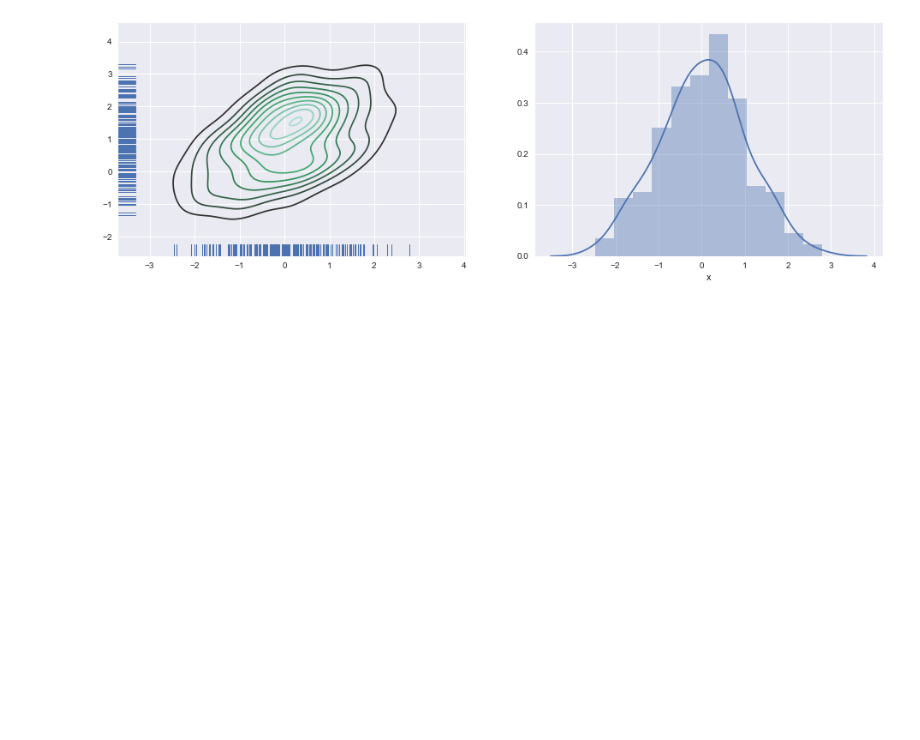
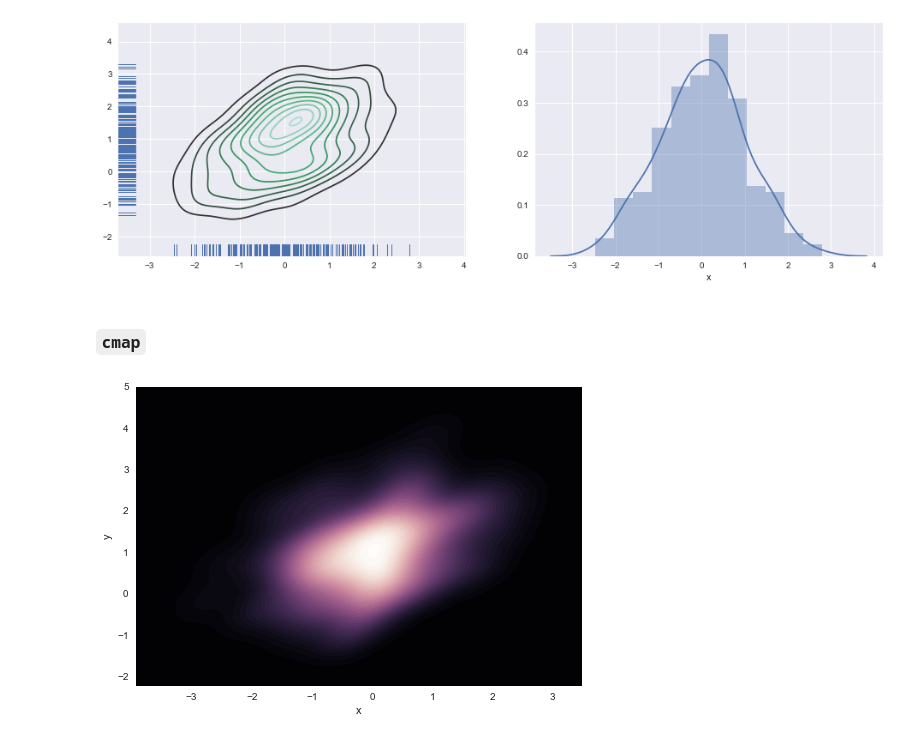
Before and after one commit to WarmingWang/reptiles_gh, a Jupyter notebook: Machine Learning/seaborn/ch02_Plotting_functions.ipynb, the cells around one changed output. Drawn from its saved outputs; the diff is of its cells as text; code cells hidden in the pictures; blank space fills up the shorter version.

```diff
--- a/Machine Learning/seaborn/ch02_Plotting_functions.ipynb
+++ b/Machine Learning/seaborn/ch02_Plotting_functions.ipynb
@@ -84,3 +88,10 @@ sns.rugplot(df.y, vertical=True,ax=axes[0]);
 sns.distplot(df.x,ax=axes[1]);
 # %% [output]
 [figure]
+# %% [markdown]
+### `cmap`
+# %%
+cmap = sns.cubehelix_palette(as_cmap=True, dark=0, light=1, reverse=True)
+sns.kdeplot(df.x, df.y, cmap=cmap,shade=True, n_levels=60);
+# %% [output]
+[figure, added]
```
Also changed, not shown: parts of 11 cells of this notebook.
